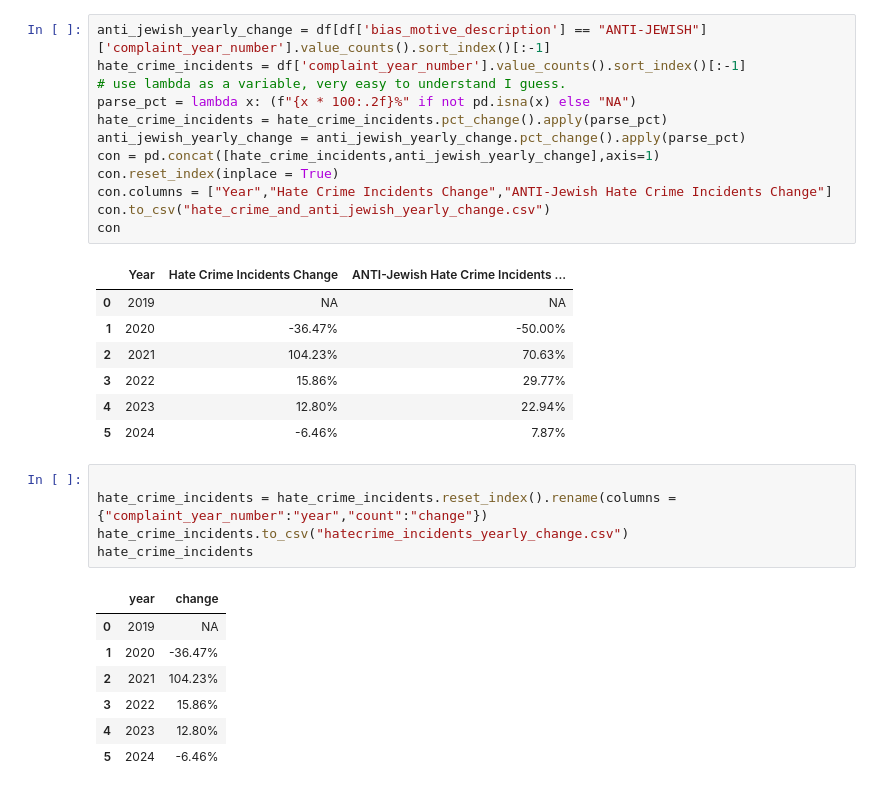
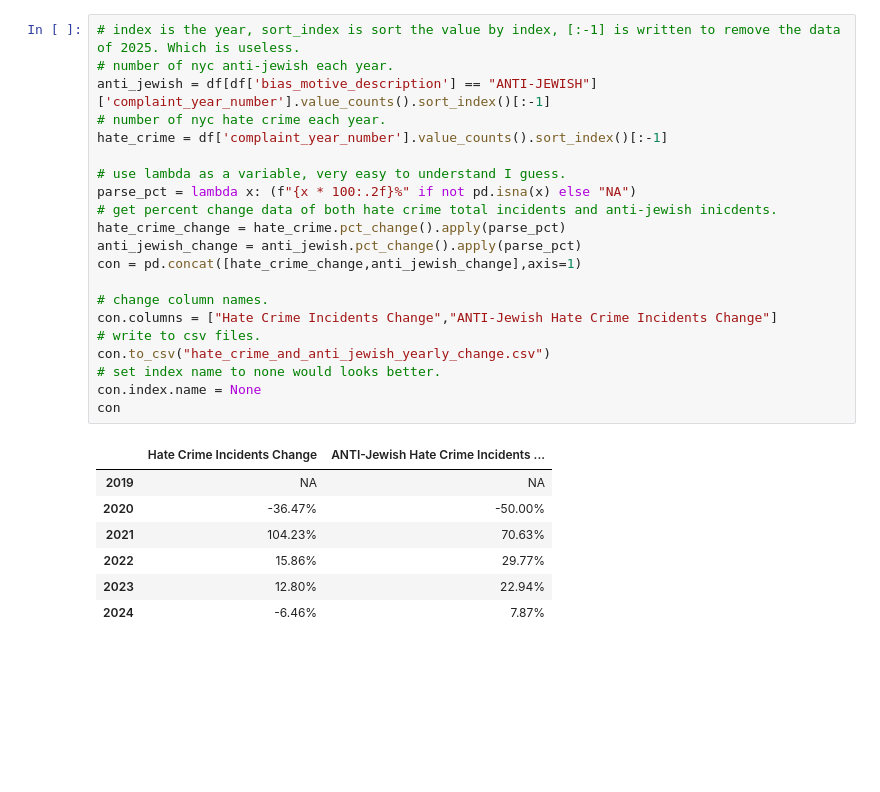
Before and after one commit to chengxilo/com2300-group-project, a Jupyter notebook: hatecrime.ipynb, the cells around one changed output. Saved outputs shown, nothing was run; the diff lists cells and outputs as text; blank space fills up the shorter version.

```diff
--- a/hatecrime.ipynb
+++ b/hatecrime.ipynb
@@ -45,33 +58,29 @@ cnt_df = df.value_counts("bias_motive_description")
 # %%
-anti_jewish_yearly_change = df[df['bias_motive_description'] == "ANTI-JEWISH"]['complaint_year_number'].value_counts().sort_index()[:-1]
-hate_crime_incidents = df['complaint_year_number'].value_counts().sort_index()[:-1]
+# index is the year, sort_index is sort the value by index, [:-1] is written to remove the data of 2025. Which is useless.
+# number of nyc anti-jewish each year.
+anti_jewish = df[df['bias_motive_description'] == "ANTI-JEWISH"]['complaint_year_number'].value_counts().sort_index()[:-1]
+# number of nyc hate crime each year.
+hate_crime = df['complaint_year_number'].value_counts().sort_index()[:-1]
+
 # use lambda as a variable, very easy to understand I guess.
 parse_pct = lambda x: (f"{x * 100:.2f}%" if not pd.isna(x) else "NA")
-hate_crime_incidents = hate_crime_incidents.pct_change().apply(parse_pct)
-anti_jewish_yearly_change = anti_jewish_yearly_change.pct_change().apply(parse_pct)
-con = pd.concat([hate_crime_incidents,anti_jewish_yearly_change],axis=1)
-con.reset_index(inplace = True)
-con.columns = ["Year","Hate Crime Incidents Change","ANTI-Jewish Hate Crime Incidents Change"]
+# get percent change data of both hate crime total incidents and anti-jewish inicdents.
+hate_crime_change = hate_crime.pct_change().apply(parse_pct)
+anti_jewish_change = anti_jewish.pct_change().apply(parse_pct)
+con = pd.concat([hate_crime_change,anti_jewish_change],axis=1)
+
+# change column names.
+con.columns = ["Hate Crime Incidents Change","ANTI-Jewish Hate Crime Incidents Change"]
+# write to csv files.
 con.to_csv("hate_crime_and_anti_jewish_yearly_change.csv")
+# set index name to none would looks better.
+con.index.name = None
 con
 # %% [output]
-|  | Year | Hate Crime Incidents Change | ANTI-Jewish Hate Crime Incidents ... |
-| 0 | 2019 | NA | NA |
-| 1 | 2020 | -36.47% | -50.00% |
-| 2 | 2021 | 104.23% | 70.63% |
-| 3 | 2022 | 15.86% | 29.77% |
-| 4 | 2023 | 12.80% | 22.94% |
-| 5 | 2024 | -6.46% | 7.87% |
+|  | Hate Crime Incidents Change | ANTI-Jewish Hate Crime Incidents ... |
+| 2019 | NA | NA |
+| 2020 | -36.47% | -50.00% |
+| 2021 | 104.23% | 70.63% |
+| 2022 | 15.86% | 29.77% |
+| 2023 | 12.80% | 22.94% |
+| 2024 | -6.46% | 7.87% |
-# %%
-
-hate_crime_incidents = hate_crime_incidents.reset_index().rename(columns = {"complaint_year_number":"year","count":"change"})
-hate_crime_incidents.to_csv("hatecrime_incidents_yearly_change.csv")
-hate_crime_incidents
-# %% [output]
-|  | year | change |
-| 0 | 2019 | NA |
-| 1 | 2020 | -36.47% |
-| 2 | 2021 | 104.23% |
-| 3 | 2022 | 15.86% |
-| 4 | 2023 | 12.80% |
-| 5 | 2024 | -6.46% |
```
Also changed, not shown: parts of 16 cells of this notebook.
